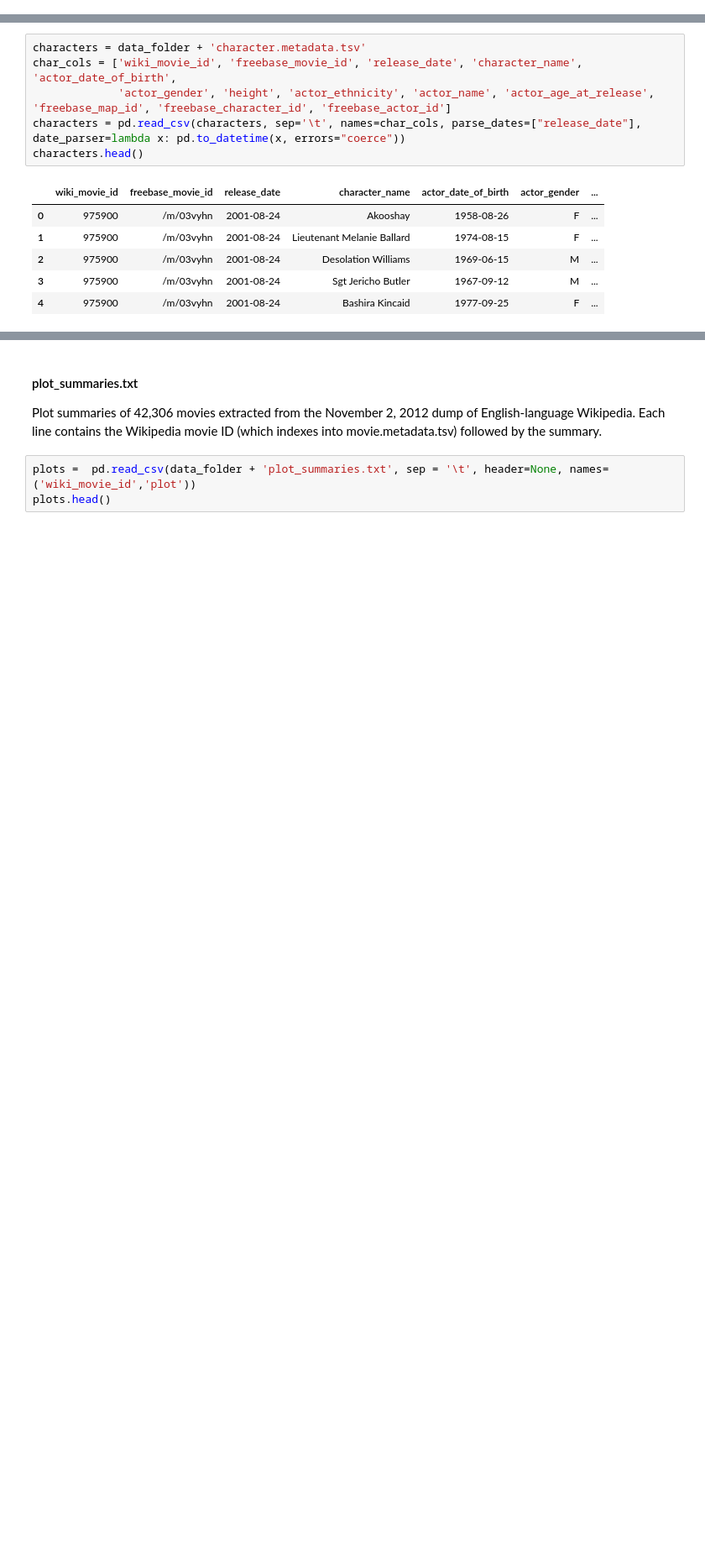
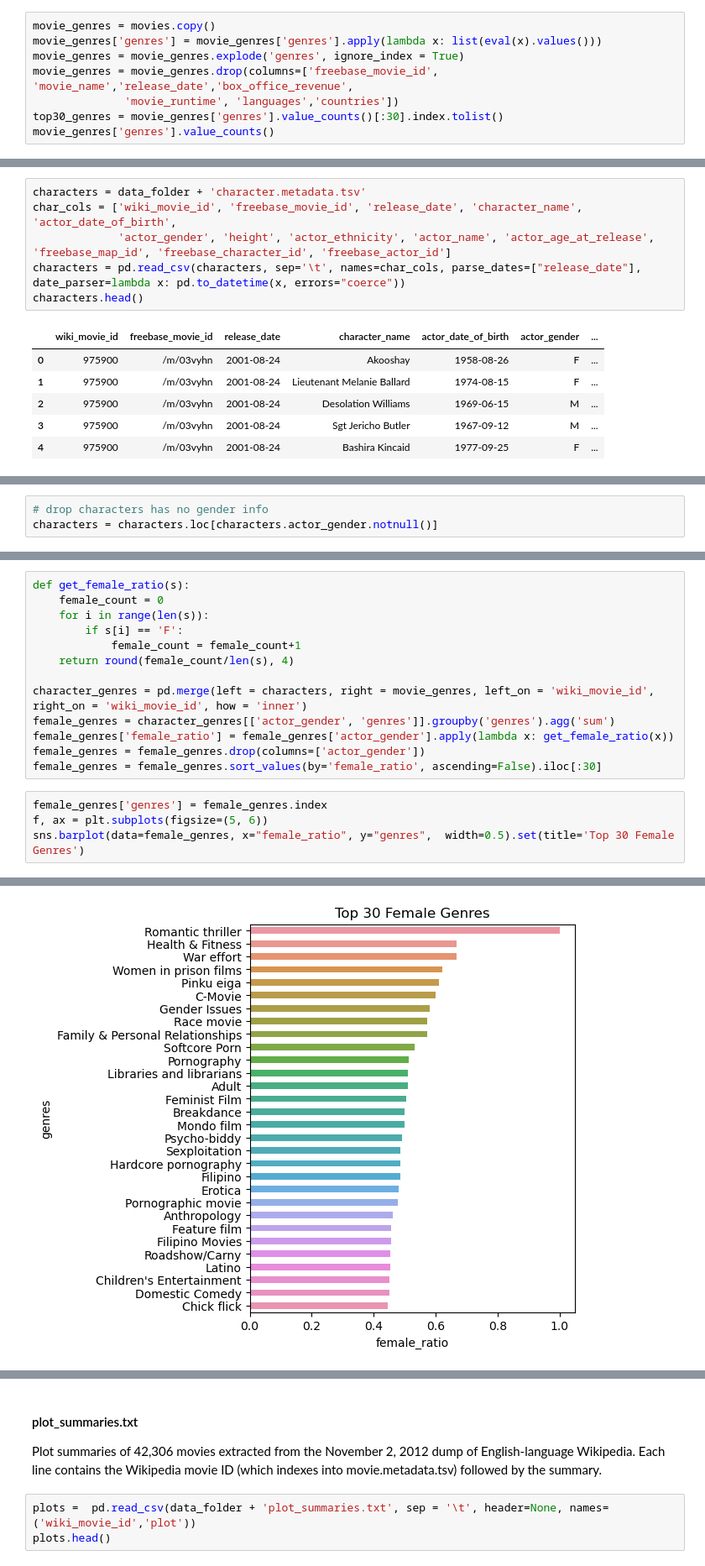
Before and after one commit to epfl-ada/ada-2022-project-yiyisoda, a Jupyter notebook: milestone_2.ipynb, the cells around one changed output, grey strips where cells are left out. Shown at 84% size. Cells and saved outputs as stored; diff of their text form; blank space fills up the shorter version.

Commit message:
female cast ratio in genres

```diff
--- a/milestone_2.ipynb
+++ b/milestone_2.ipynb
@@ -54,0 +96,8 @@ movies.head()
+# %%
+movie_genres = movies.copy()
+movie_genres['genres'] = movie_genres['genres'].apply(lambda x: list(eval(x).values()))
+movie_genres = movie_genres.explode('genres', ignore_index = True)
+movie_genres = movie_genres.drop(columns=['freebase_movie_id', 'movie_name','release_date','box_office_revenue',
+              'movie_runtime', 'languages','countries'])
+top30_genres = movie_genres['genres'].value_counts()[:30].index.tolist()
+movie_genres['genres'].value_counts()
@@ -85,0 +159,3 @@ characters.head()
+# %%
+# drop characters has no gender info
+characters = characters.loc[characters.actor_gender.notnull()]
@@ -85,0 +197,18 @@ characters.head()
+# %%
+def get_female_ratio(s):
+    female_count = 0
+    for i in range(len(s)):
+        if s[i] == 'F':
+            female_count = female_count+1
+    return round(female_count/len(s), 4)
+
+character_genres = pd.merge(left = characters, right = movie_genres, left_on = 'wiki_movie_id', right_on = 'wiki_movie_id', how = 'inner')
+female_genres = character_genres[['actor_gender', 'genres']].groupby('genres').agg('sum')
+female_genres['female_ratio'] = female_genres['actor_gender'].apply(lambda x: get_female_ratio(x))
+female_genres = female_genres.drop(columns=['actor_gender'])
+female_genres = female_genres.sort_values(by='female_ratio', ascending=False).iloc[:30]
+# %%
+female_genres['genres'] = female_genres.index
+f, ax = plt.subplots(figsize=(5, 6))
+sns.barplot(data=female_genres, x="female_ratio", y="genres",  width=0.5).set(title='Top 30 Female Genres')
+# %% [output]
@@ -85,0 +216 @@ characters.head()
+[figure, added]
```
Also changed, not shown: parts of 12 cells of this notebook.
